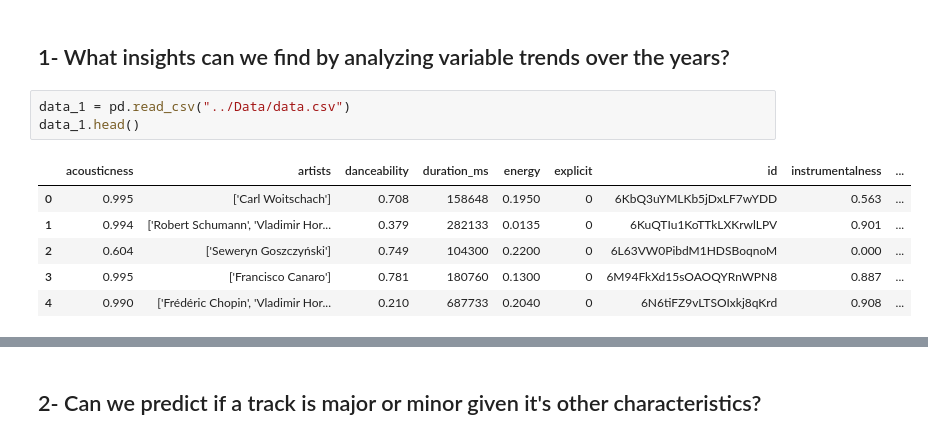
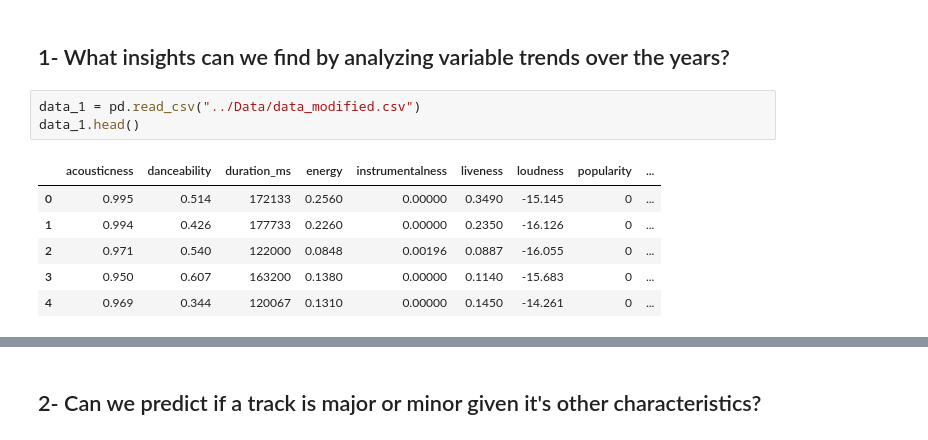
Before and after one commit to danshaub/CPSC392-Final-Project, a Jupyter notebook: Notebooks/Dan-FP.ipynb, the cells around one changed output, grey strips where cells are left out. Saved outputs shown, nothing was run; the diff lists cells and outputs as text.

```diff
--- a/Notebooks/Dan-FP.ipynb
+++ b/Notebooks/Dan-FP.ipynb
@@ -25,12 +25,12 @@ np.random.seed(11132009)
 # %% [markdown]
 ## 1- What insights can we find by analyzing variable trends over the years?
 # %%
-data_1 = pd.read_csv("../Data/data.csv")
+data_1 = pd.read_csv("../Data/data_modified.csv")
 data_1.head()
 # %% [output]
-|  | acousticness | artists | danceability | duration_ms | energy | explicit | id | instrumentalness | ... |
-| 0 | 0.995 | ['Carl Woitschach'] | 0.708 | 158648 | 0.1950 | 0 | 6KbQ3uYMLKb5jDxLF7wYDD | 0.563 | ... |
-| 1 | 0.994 | ['Robert Schumann', 'Vladimir Hor... | 0.379 | 282133 | 0.0135 | 0 | 6KuQTIu1KoTTkLXKrwlLPV | 0.901 | ... |
-| 2 | 0.604 | ['Seweryn Goszczyński'] | 0.749 | 104300 | 0.2200 | 0 | 6L63VW0PibdM1HDSBoqnoM | 0.000 | ... |
-| 3 | 0.995 | ['Francisco Canaro'] | 0.781 | 180760 | 0.1300 | 0 | 6M94FkXd15sOAOQYRnWPN8 | 0.887 | ... |
-| 4 | 0.990 | ['Frédéric Chopin', 'Vladimir Hor... | 0.210 | 687733 | 0.2040 | 0 | 6N6tiFZ9vLTSOIxkj8qKrd | 0.908 | ... |
+|  | acousticness | danceability | duration_ms | energy | instrumentalness | liveness | loudness | popularity | ... |
+| 0 | 0.995 | 0.514 | 172133 | 0.2560 | 0.00000 | 0.3490 | -15.145 | 0 | ... |
+| 1 | 0.994 | 0.426 | 177733 | 0.2260 | 0.00000 | 0.2350 | -16.126 | 0 | ... |
+| 2 | 0.971 | 0.540 | 122000 | 0.0848 | 0.00196 | 0.0887 | -16.055 | 0 | ... |
+| 3 | 0.950 | 0.607 | 163200 | 0.1380 | 0.00000 | 0.1140 | -15.683 | 0 | ... |
+| 4 | 0.969 | 0.344 | 120067 | 0.1310 | 0.00000 | 0.1450 | -14.261 | 0 | ... |
```
Also changed, not shown: parts of 7 cells of this notebook.
